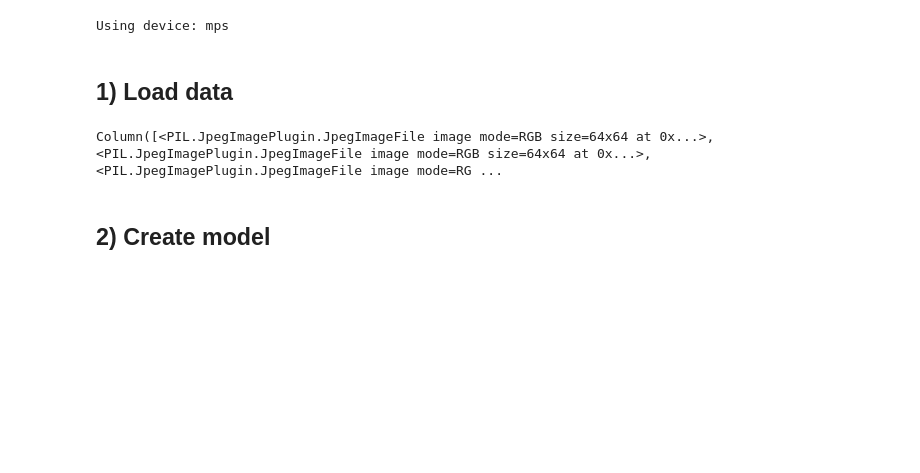
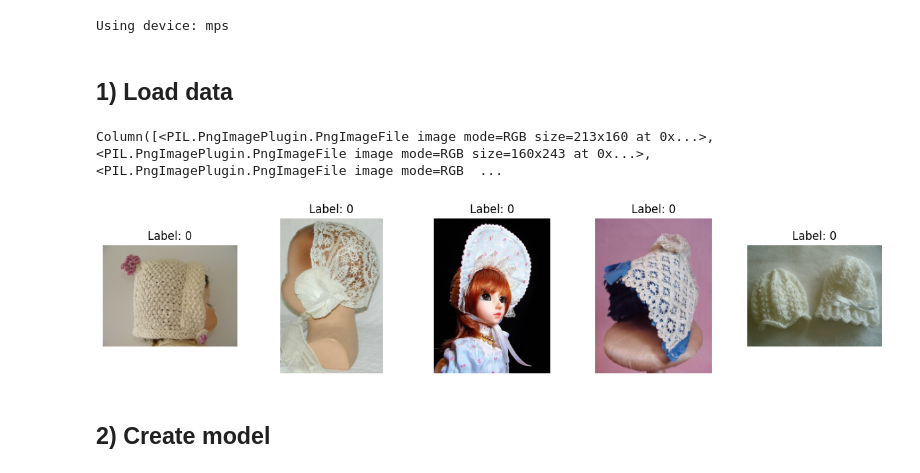
Before and after one commit to Nikeran/Lightweight-SCNNs, a Jupyter notebook: alternative_exp.ipynb, the cells around one changed output. Cells and saved outputs as stored; diff of their text form; code cells hidden in the pictures; blank space fills up the shorter version.

Commit message:
Train on IN100 to compare with existing papers

```diff
--- a/alternative_exp.ipynb
+++ b/alternative_exp.ipynb
@@ -123,22 +121,31 @@ imagenet_test_loader = DataLoader(
 """
 
 # load tiny-imagenet
-t_imagenet_data = load_dataset("zh-plus/tiny-imagenet")
+t_imagenet_data = load_dataset("clane9/imagenet-100")
 
 train_t_imagenet_data = t_imagenet_data["train"]
-val_t_imagenet_data = t_imagenet_data["valid"]
+val_t_imagenet_data = t_imagenet_data["validation"]
 print(train_t_imagenet_data['image'])
+import matplotlib.pyplot as plt
+
+fig, axs = plt.subplots(1, 5, figsize=(15, 3))
+for i in range(5):
+	img = train_t_imagenet_data[i]['image']
+	axs[i].imshow(img)
+	axs[i].axis('off')
+	axs[i].set_title(f"Label: {train_t_imagenet_data[i]['label']}")
+plt.show()
 
 train_t_imagenet_ds = ImgClassificationDataset(
     data = train_t_imagenet_data["image"],
     labels = train_t_imagenet_data["label"],
-    transform = t_imagenet_train_transform
+    transform = imagenet_train_transform
 )
 
 val_t_imagenet_ds = ImgClassificationDataset(
     data = val_t_imagenet_data["image"],
     labels = val_t_imagenet_data["label"],
-    transform = t_imagenet_test_transform
+    transform = imagenet_test_transform
 )
 
 train_t_imagenet_loader = DataLoader(
@@ -148,34 +155,37 @@ train_t_imagenet_loader = DataLoader(
 	num_workers=2
 )
 val_t_imagenet_loader = DataLoader(
 	val_t_imagenet_ds,
 	batch_size=32,
 	shuffle=False,
 	num_workers=2
 )
 
 # Load Tiny-ImageNet-C
+"""
 t_imagenet_dataset_c = ImageNetC(
 	root_dir="./data/imagenet/Tiny-ImageNet-C",)
 
 t_imagenet_loader_c = DataLoader(
 	t_imagenet_dataset_c,
 	batch_size=32,
 	shuffle=True,
 	num_workers=2
 )
+"""
 
 # cifar10 loader for few-shot learning
 cifar10_train_imgs, cifar10_train_labels = load_cifar10(data_dir="./data/cifar-10-batches-py", train=True, img_size=32)
 cifar10_test_imgs, cifar10_test_labels = load_cifar10(data_dir="./data/cifar-10-batches-py", train=False, img_size=32)
 
 protonet_train_dataset = FewShotDataset(data=train_t_imagenet_data["image"], labels=train_t_imagenet_data["label"], n_classes=5, n_supp=5, n_queries=10, transform=train_transform)
 protonet_test_dataset = FewShotDataset(data=val_t_imagenet_data["image"], labels=val_t_imagenet_data["label"], n_classes=5, n_supp=5, n_queries=10, transform=train_transform)
 
 protonet_train_loader = DataLoader(protonet_train_dataset, batch_size=batch_size, shuffle=False, num_workers=0)
 protonet_test_loader = DataLoader(protonet_test_dataset, batch_size=batch_size, shuffle=False, num_workers=0)
 # %% [output]
-Column([<PIL.JpegImagePlugin.JpegImageFile image mode=RGB size=64x64 at 0x...>, <PIL.JpegImagePlugin.JpegImageFile image mode=RGB size=64x64 at 0x...>, <PIL.JpegImagePlugin.JpegImageFile image mode=RG ...
+Column([<PIL.PngImagePlugin.PngImageFile image mode=RGB size=213x160 at 0x...>, <PIL.PngImagePlugin.PngImageFile image mode=RGB size=160x243 at 0x...>, <PIL.PngImagePlugin.PngImageFile image mode=RGB  ...
+[figure, added]
 # %% [markdown]
 ## 2) Create model
 # %%
```
Also changed, not shown: parts of 4 cells of this notebook, 1 other file.
